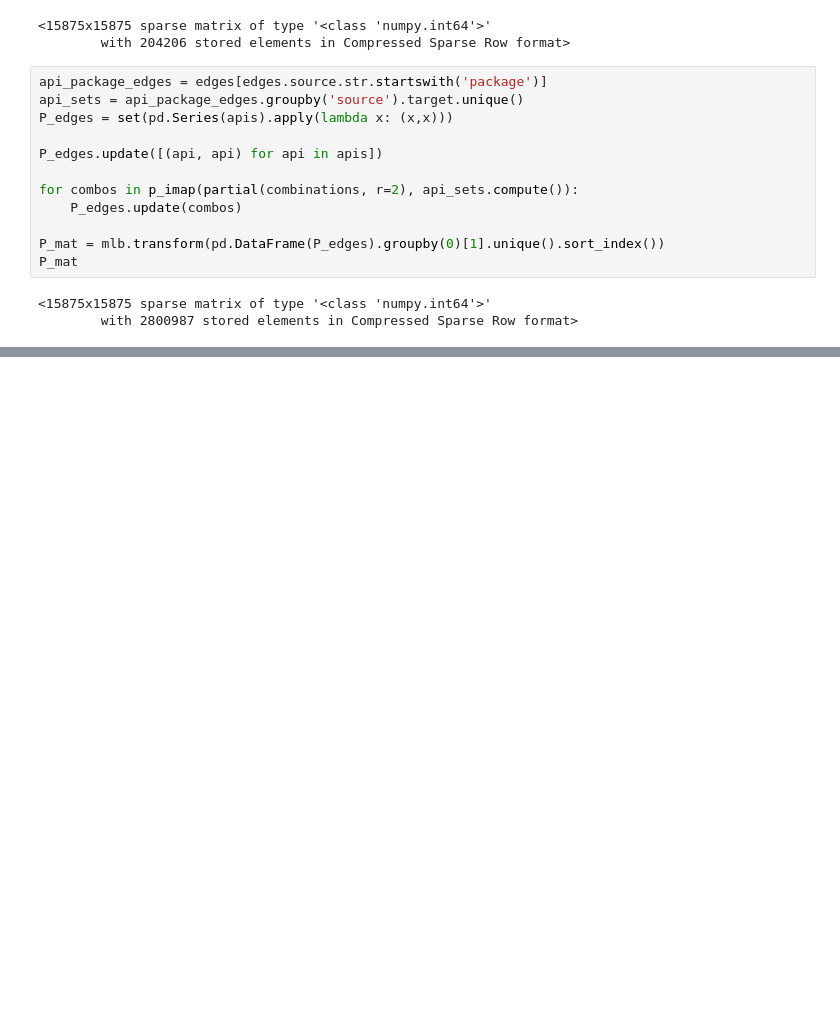
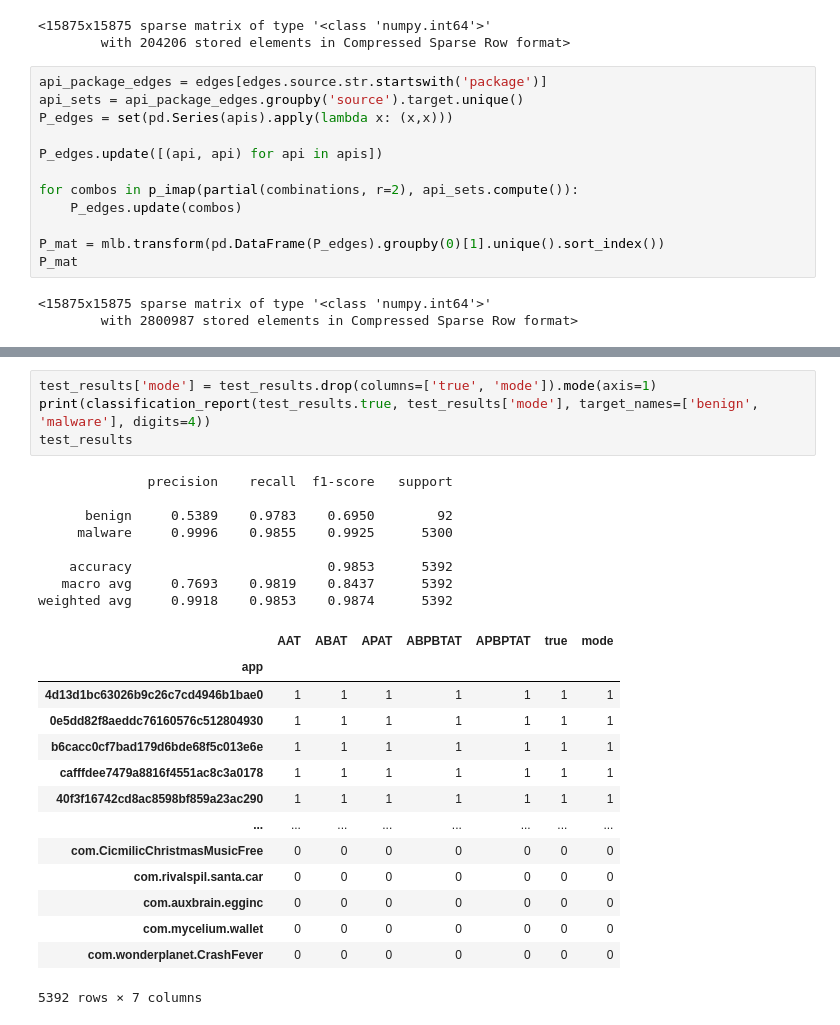
Before and after one commit to rcgonzalez9061/m2v-adversarial-hindroid, a Jupyter notebook: notebooks/Hindroid Dev.ipynb, the cells around one changed output, grey strips where cells are left out. Cells and saved outputs as stored; diff of their text form; blank space fills up the shorter version.

```diff
--- a/notebooks/Hindroid Dev.ipynb
+++ b/notebooks/Hindroid Dev.ipynb
@@ -354,0 +404,27 @@ P_mat
+# %%
+test_results['mode'] = test_results.drop(columns=['true', 'mode']).mode(axis=1)
+print(classification_report(test_results.true, test_results['mode'], target_names=['benign', 'malware'], digits=4))
+test_results
+# %% [output]
+              precision    recall  f1-score   support
+
+      benign     0.5389    0.9783    0.6950        92
+     malware     0.9996    0.9855    0.9925      5300
+
+    accuracy                         0.9853      5392
+   macro avg     0.7693    0.9819    0.8437      5392
+weighted avg     0.9918    0.9853    0.9874      5392
+|  | AAT | ABAT | APAT | ABPBTAT | APBPTAT | true | mode |
+| app |  |  |  |  |  |  |  |
+| 4d13d1bc63026b9c26c7cd4946b1bae0 | 1 | 1 | 1 | 1 | 1 | 1 | 1 |
+| 0e5dd82f8aeddc76160576c512804930 | 1 | 1 | 1 | 1 | 1 | 1 | 1 |
+| b6cacc0cf7bad179d6bde68f5c013e6e | 1 | 1 | 1 | 1 | 1 | 1 | 1 |
+| cafffdee7479a8816f4551ac8c3a0178 | 1 | 1 | 1 | 1 | 1 | 1 | 1 |
+| 40f3f16742cd8ac8598bf859a23ac290 | 1 | 1 | 1 | 1 | 1 | 1 | 1 |
+| ... | ... | ... | ... | ... | ... | ... | ... |
+| com.CicmilicChristmasMusicFree | 0 | 0 | 0 | 0 | 0 | 0 | 0 |
+| com.rivalspil.santa.car | 0 | 0 | 0 | 0 | 0 | 0 | 0 |
+| com.auxbrain.egginc | 0 | 0 | 0 | 0 | 0 | 0 | 0 |
+| com.mycelium.wallet | 0 | 0 | 0 | 0 | 0 | 0 | 0 |
+| com.wonderplanet.CrashFever | 0 | 0 | 0 | 0 | 0 | 0 | 0 |
+5392 rows × 7 columns
```
Also changed, not shown: parts of 9 cells of this notebook, 18 other files.
